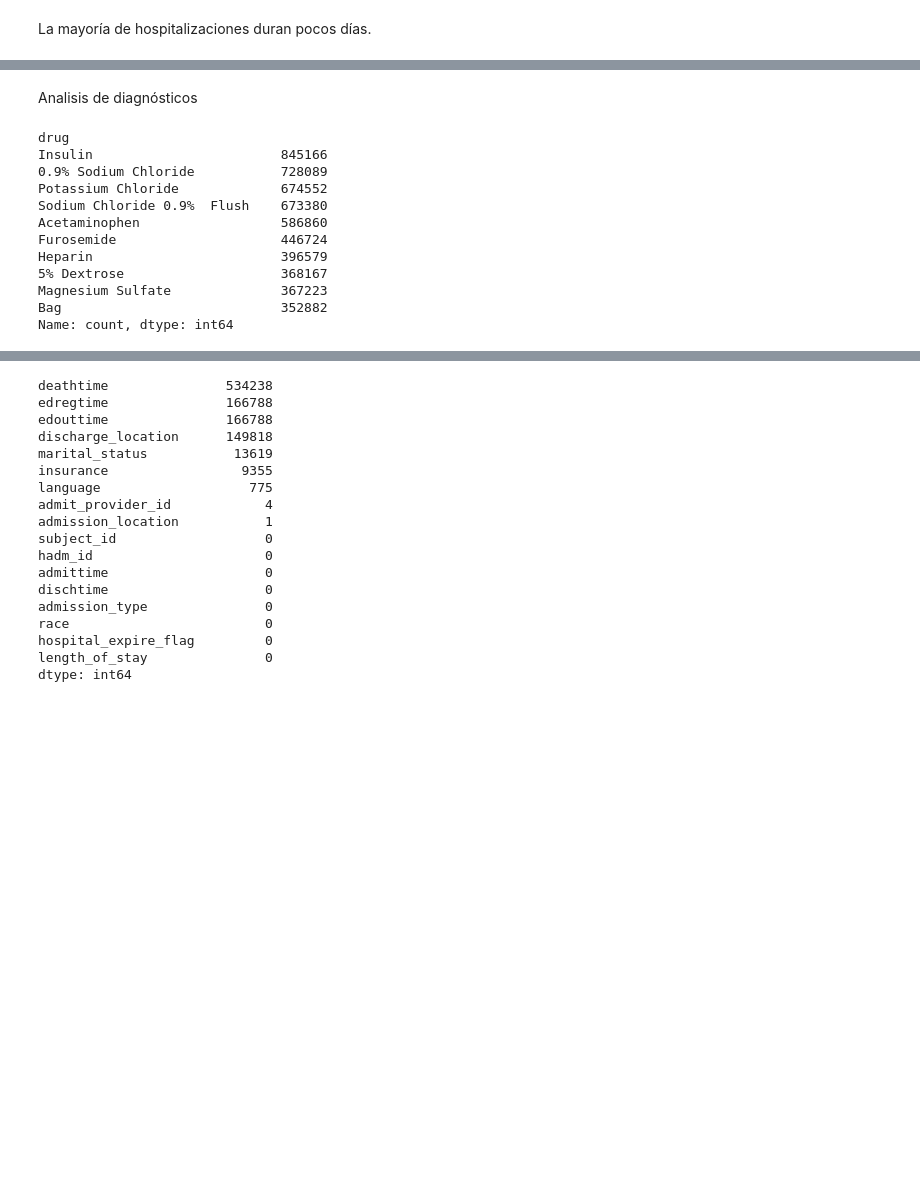
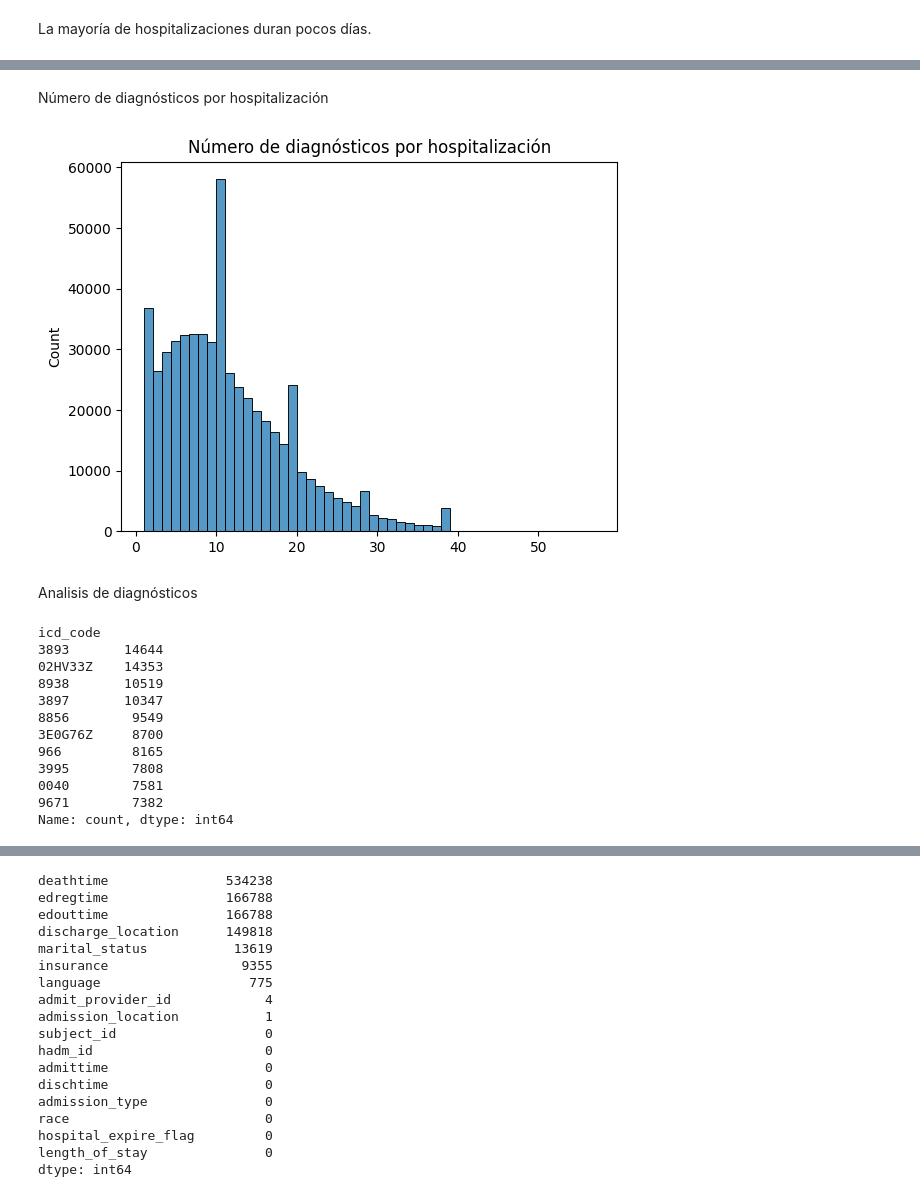
Before and after one commit to evainda/tfm-readmission-prediction-, a Jupyter notebook: notebooks/01_eda.ipynb, the cells around one changed output, grey strips where cells are left out. Cells and saved outputs as stored; diff of their text form; code cells hidden in the pictures; blank space fills up the shorter version.

```diff
--- a/notebooks/01_eda.ipynb
+++ b/notebooks/01_eda.ipynb
@@ -225,19 +311,27 @@ La mayoría de hospitalizaciones duran pocos días.
+# %% [markdown]
+Número de diagnósticos por hospitalización
+# %%
+diagnoses_per_admission = diagnoses.groupby("hadm_id").size()
+
+sns.histplot(diagnoses_per_admission, bins=50)
+plt.title("Número de diagnósticos por hospitalización")
+plt.show()
+# %% [output]
+[figure, added]
 # %% [markdown]
-Analisis de diagnósticos
+ Analisis de diagnósticos
 # %%
-diagnoses["icd_code"].value_counts().head(10)
 procedures["icd_code"].value_counts().head(10)
-prescriptions["drug"].value_counts().head(10)
 # %% [output]
-drug
-Insulin                        845166
-0.9% Sodium Chloride           728089
-Potassium Chloride             674552
-Sodium Chloride 0.9%  Flush    673380
-Acetaminophen                  586860
-Furosemide                     446724
-Heparin                        396579
-5% Dextrose                    368167
-Magnesium Sulfate              367223
-Bag                            352882
+icd_code
+3893       14644
+02HV33Z    14353
+8938       10519
+3897       10347
+8856        9549
+3E0G76Z     8700
+966         8165
+3995        7808
+0040        7581
+9671        7382
 Name: count, dtype: int64
```
Also changed, not shown: parts of 44 cells of this notebook.
